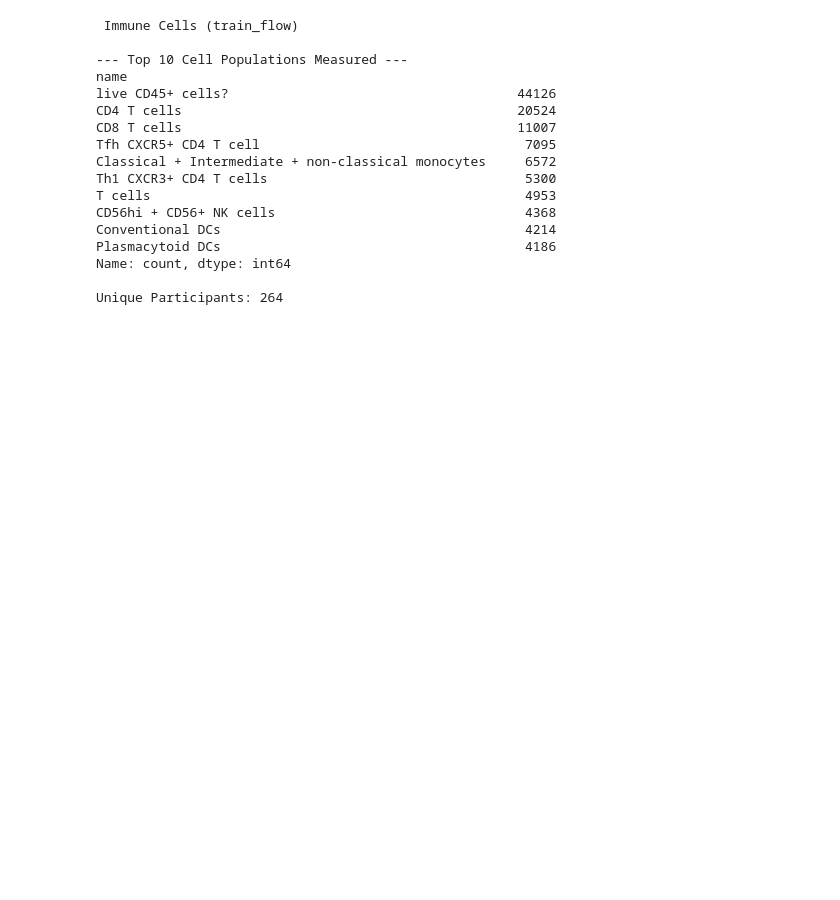
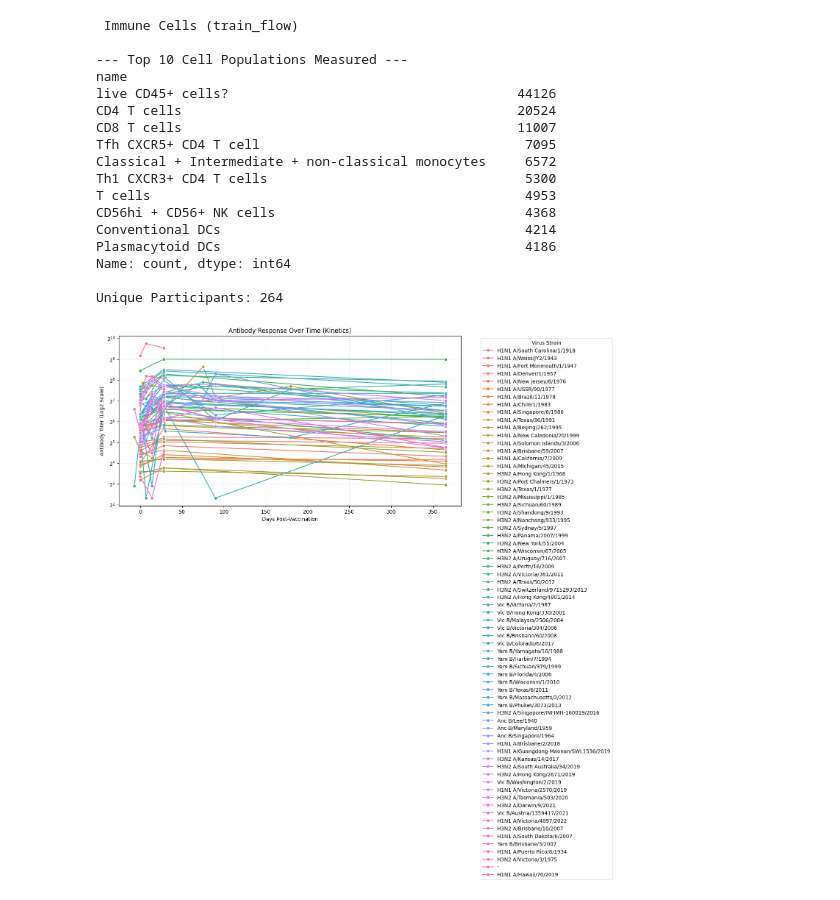
Before and after one commit to DirtyChay/cmi-flu-prediction-challenge, a Jupyter notebook: EDA.ipynb, the cells around one changed output. Cells and saved outputs as stored; diff of their text form; code cells hidden in the pictures; blank space fills up the shorter version.

```diff
--- a/EDA.ipynb
+++ b/EDA.ipynb
@@ -319,3 +331,29 @@ Plasmacytoid DCs                                       4186
 Name: count, dtype: int64
 
 Unique Participants: 264
+# %%
+train_hai['value'] = pd.to_numeric(train_hai['value'], errors='coerce')
+hai_clean = train_hai.dropna(subset=['value']).copy()
+
+plt.figure(figsize=(12, 6))
+
+sns.lineplot(
+    data=hai_clean,
+    x='timepoint',
+    y='value',
+    hue='virus_strain',
+    marker='o',
+    errorbar=None
+)
+
+plt.yscale('log', base=2)
+plt.title("Antibody Response Over Time (Kinetics)")
+plt.xlabel("Days Post-Vaccination")
+plt.ylabel("Antibody Titer (Log2 Scale)")
+plt.legend(bbox_to_anchor=(1.05, 1), loc='upper left', title="Virus Strain")
+plt.grid(True, which="both", ls="--", alpha=0.2)
+
+plt.tight_layout()
+plt.show()
+# %% [output]
+[figure, added]
```
Also changed, not shown: parts of 2 cells of this notebook.
